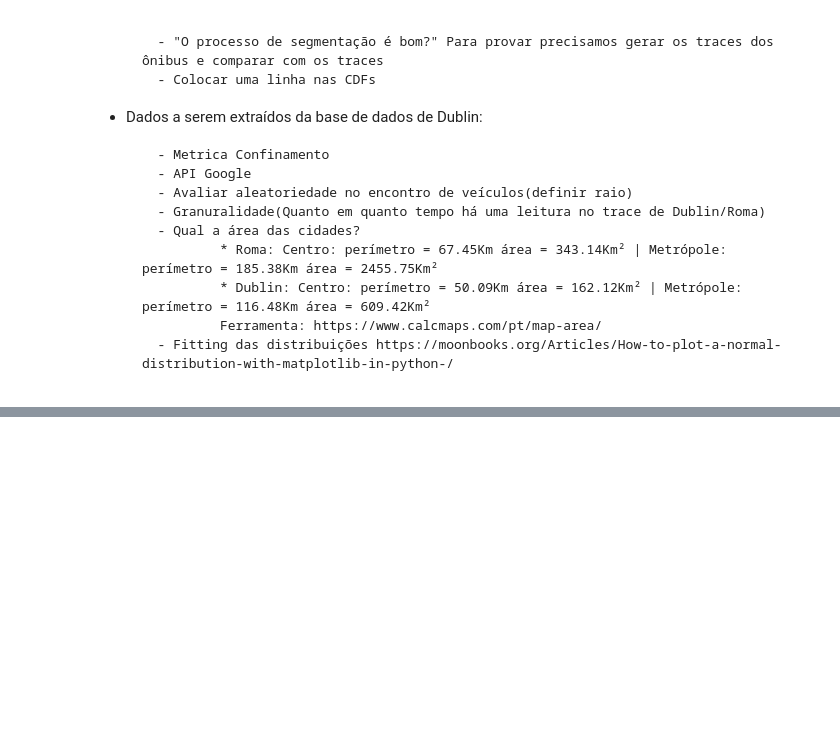
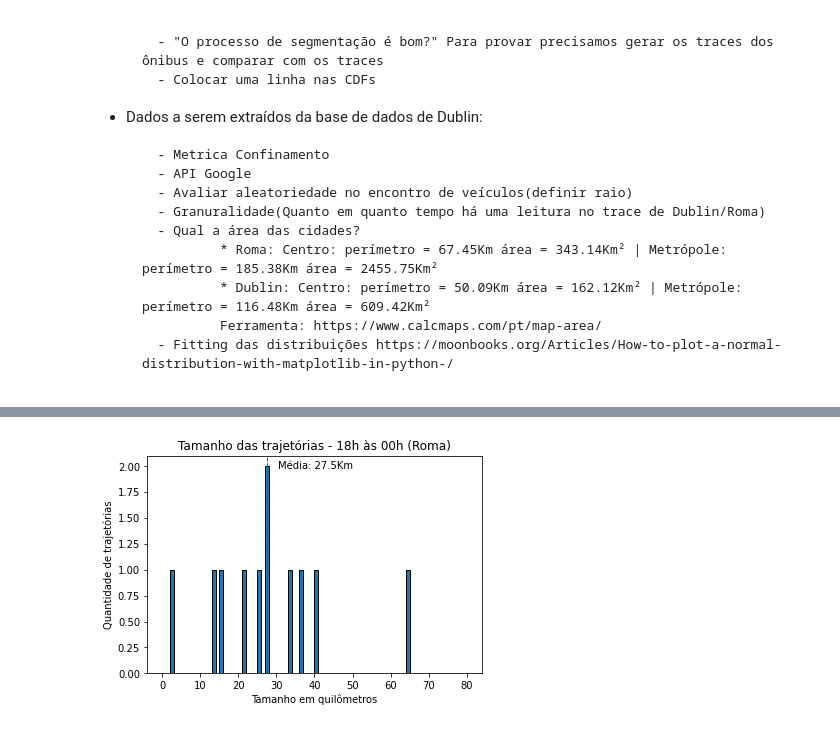
Before and after one commit to TulioNPL/Pesquisa, a Jupyter notebook: jupyter/main.ipynb, the cells around one changed output, grey strips where cells are left out. Cells and saved outputs as stored; diff of their text form; code cells hidden in the pictures; blank space fills up the shorter version.

```diff
--- a/jupyter/main.ipynb
+++ b/jupyter/main.ipynb
@@ -1065,6 +1080,26 @@ limitTempo = timedelta(seconds=15)
 stayPoint_Detection()
 # %%
 def histTamTraj():
+
+    horario1Inicio = datetime.strptime("2014-02-04 00:00:00",'%Y-%m-%d %H:%M:%S')
+    horario1Fim = datetime.strptime("2014-02-04 05:59:59",'%Y-%m-%d %H:%M:%S')
+    horario2Inicio = datetime.strptime("2014-02-04 06:00:00",'%Y-%m-%d %H:%M:%S')
+    horario2Fim = datetime.strptime("2014-02-04 11:59:59",'%Y-%m-%d %H:%M:%S')
+    horario3Inicio = datetime.strptime("2014-02-04 12:00:00",'%Y-%m-%d %H:%M:%S')
+    horario3Fim = datetime.strptime("2014-02-04 17:59:59",'%Y-%m-%d %H:%M:%S')
+    horario4Inicio = datetime.strptime("2014-02-04 18:00:00",'%Y-%m-%d %H:%M:%S')
+    horario4Fim = datetime.strptime("2014-02-04 23:59:59",'%Y-%m-%d %H:%M:%S')
+
+    # horarioInicio = horario1Inicio
+    # horariofim = horario1Fim
+    # horarioInicio = horario2Inicio
+    # horariofim = horario2Fim
+    # horarioInicio = horario3Inicio
+    # horariofim = horario3Fim
+    horarioInicio = horario4Inicio
+    horariofim = horario4Fim
+
+
     tamTrajs = []
 
     for key in keys:
@@ -1072,47 +1107,53 @@ def histTamTraj():
 
         for item in separator[key]:
             dist = 0
+            timeInicio = datetime.strptime(pontos[key][0].pointData["Hora"],'%Y-%m-%d %H:%M:%S')
 
-            for i in range(begin,item):
-                dist += distDoisPontos(i,i+1,pontos[key])
+            if timeInicio >= horarioInicio and timeInicio <= horariofim:
+            # if True:
 
-            tamTrajs.append(dist)
+                for i in range(begin,item):
+                    dist += distDoisPontos(i,i+1,pontos[key])
+
+                tamTrajs.append(dist)
             begin = item+1
 
     tamTrajs = [int(i/1000) for i in tamTrajs if i <= 300000 and int(i/1000) > 0]
     tamTrajs20Km = [i for i in tamTrajs if i <= 20000 and i > 0]
 
     # tamTrajs = [i for i in tamTrajs if i <= 40000 and i >= 1]
     # tamTrajs20Km = [i for i in tamTrajs if i <= 1000 and i >= 1]
     # print(min(tamTrajs), max(tamTrajs))
 
     fig, ax = plt.subplots()
     # index = np.arange(0,40001,40000/5)
     # index = [int(i) for i in index]
 
     # ax.set_xticks(index)
 
-    axIns = ax.inset_axes([0.45, 0.45, 0.5, 0.5])
+    # axIns = ax.inset_axes([0.55, 0.55, 0.4, 0.4])
 
     plt.hist(tamTrajs, bins=range(0,81,1), edgecolor='black',align='mid')
     axIns.hist(tamTrajs20Km, bins=range(21), edgecolor='black',align='mid')
 
     #plota linha com média
     plt.axvline(np.mean(tamTrajs), color='red', linestyle='dashed', linewidth=1)
     min_ylim, max_ylim = plt.ylim()
     plt.text(np.mean(tamTrajs)*1.1, max_ylim*0.94, 'Média: {:.1f}Km'.format(np.mean(tamTrajs)))
 
-    plt.title('Tamanho das trajetórias(Roma)')
+    plt.title('Tamanho das trajetórias - 18h às 00h (Roma)')
     plt.xlabel('Tamanho em quilômetros')
     plt.ylabel('Quantidade de trajetórias')
     axIns.set_title("Até 20 Km",y=0.8)
-    # plt.savefig(path+'/img/histTamTrajs_Roma.png', dpi=300, transparent=False, facecolor='white')
+    plt.savefig(path+'/img/histTamTrajs_Roma_18To0.png', dpi=300, transparent=False, facecolor='white')
     # plt.savefig(path+'/img/histTamTrajs_b.png', dpi=100, transparent=False, facecolor='white')
     # plt.savefig(path+'/img/histTamTrajs_Dublin.png', dpi=100, transparent=False, facecolor='white')
 
     plt.show()
 
 histTamTraj()
+# %% [output]
+[figure, added]
 # %%
 def histTempoPorTraj():
     tempos = []
```
Also changed, not shown: parts of 9 cells of this notebook, 8 other files.
